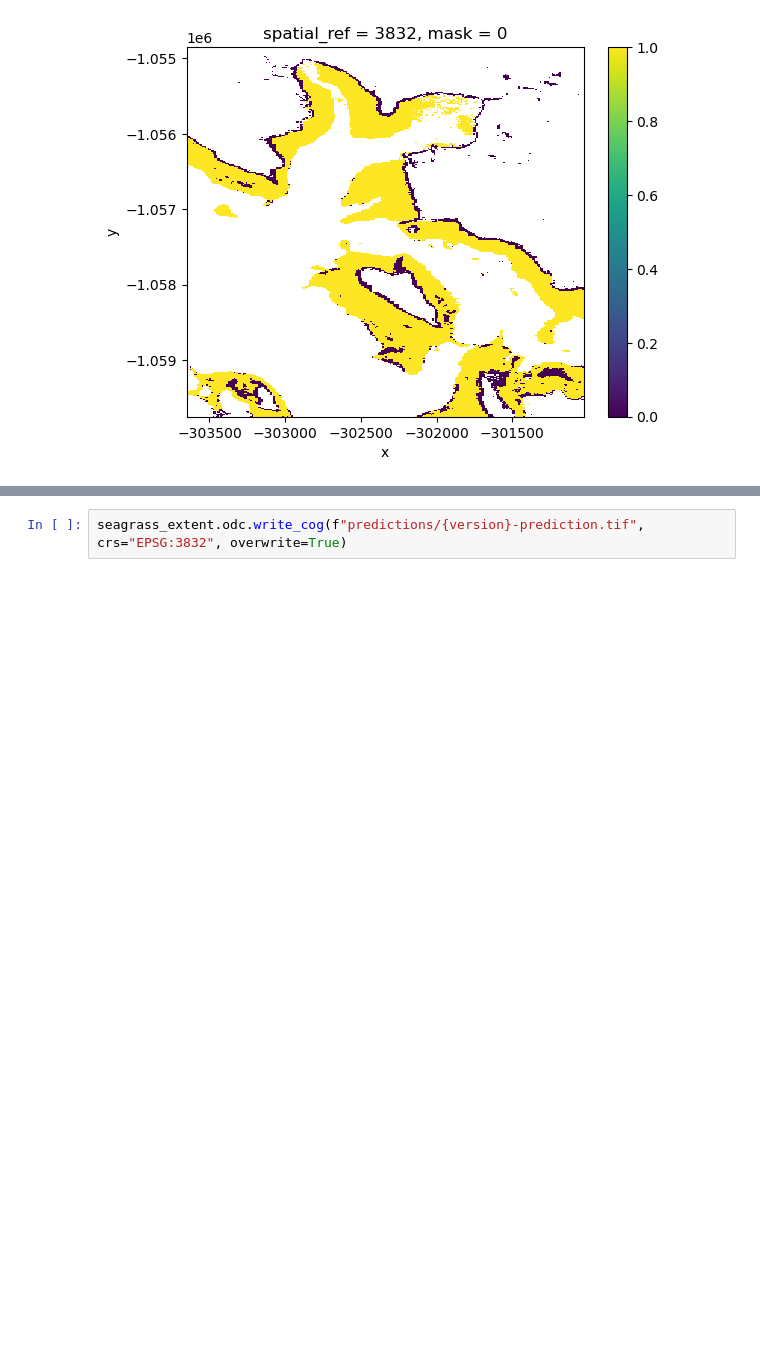
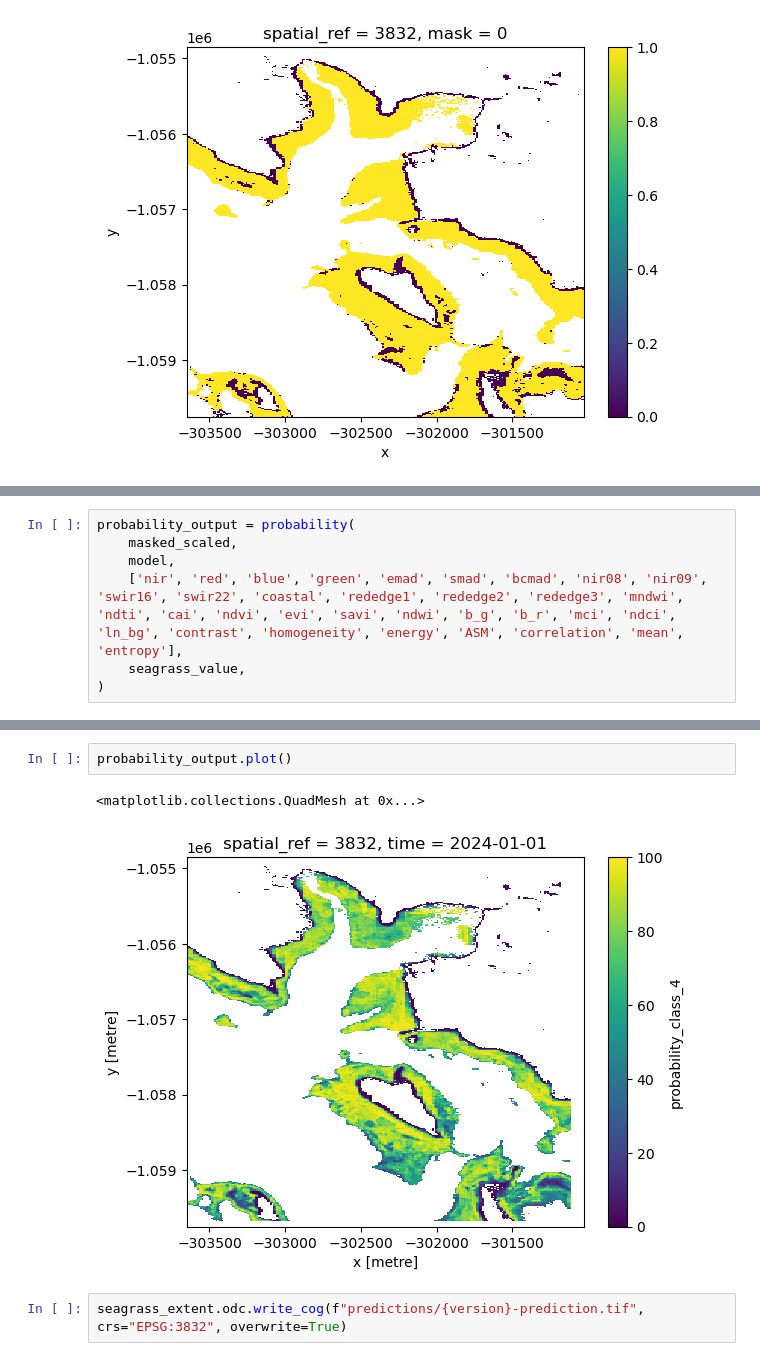
Before and after one commit to digitalearthpacific/dep-seagrass, a Jupyter notebook: classification/4-prediction.ipynb, the cells around one changed output, grey strips where cells are left out. Cells and saved outputs as stored; diff of their text form; blank space fills up the shorter version.

Commit message:
completed first round probability

```diff
--- a/classification/4-prediction.ipynb
+++ b/classification/4-prediction.ipynb
@@ -424,0 +443,7 @@ NameError: name 'stacked_arrays' is not defined
+# %%
+probability_output = probability(
+    masked_scaled,
+    model,
+    ['nir', 'red', 'blue', 'green', 'emad', 'smad', 'bcmad', 'nir08', 'nir09', 'swir16', 'swir22', 'coastal', 'rededge1', 'rededge2', 'rededge3', 'mndwi', 'ndti', 'cai', 'ndvi', 'evi', 'savi', 'ndwi', 'b_g', 'b_r', 'mci', 'ndci', 'ln_bg', 'contrast', 'homogeneity', 'energy', 'ASM', 'correlation', 'mean', 'entropy'],
+    seagrass_value,
+)
@@ -425,3 +460,8 @@ NameError: name 'stacked_arrays' is not defined
+# %%
+probability_output.plot()
+# %% [output]
+<matplotlib.collections.QuadMesh at 0x...>
+[figure, added]
 # %%
 seagrass_extent.odc.write_cog(f"predictions/{version}-prediction.tif", crs="EPSG:3832", overwrite=True)
 # %%
```
Also changed, not shown: parts of 5 cells of this notebook, 1 other file.
